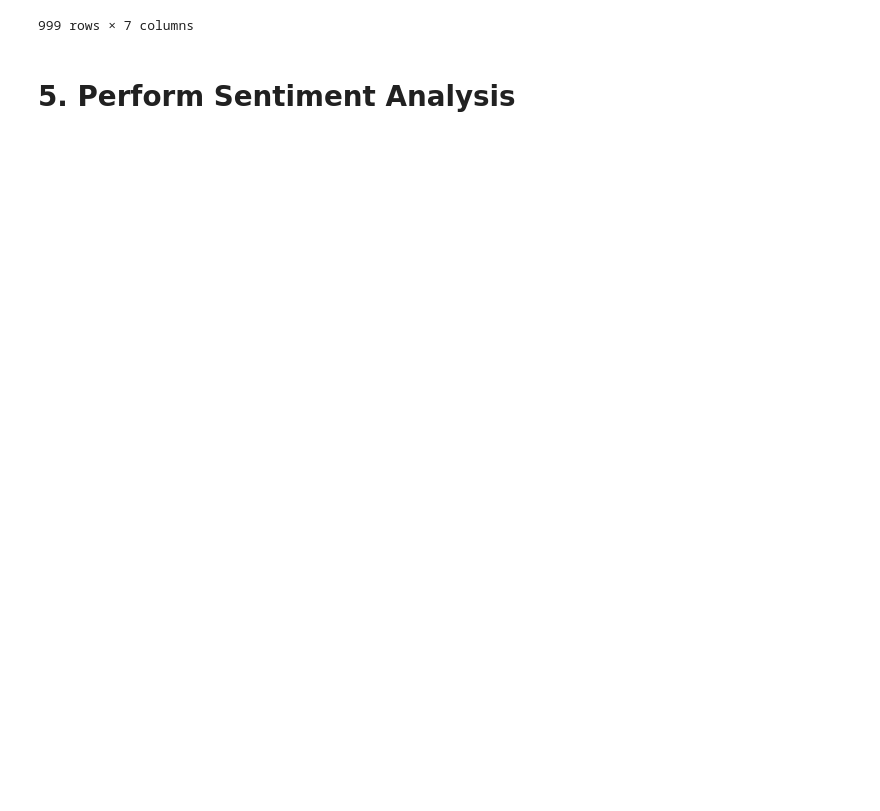
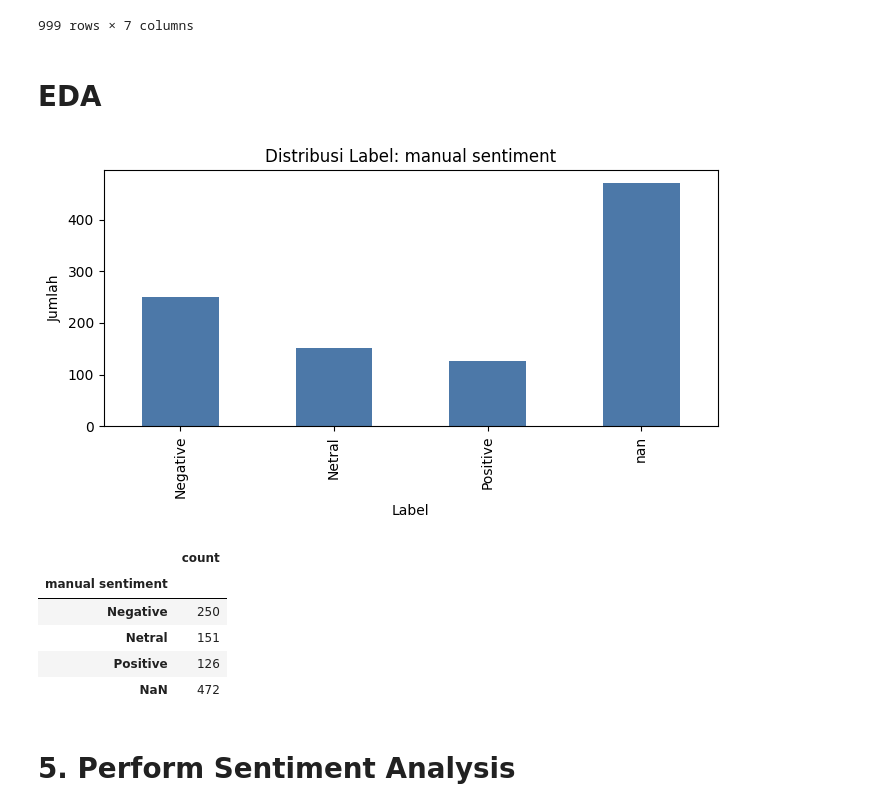
Before and after one commit to chiisana-riryi/kelompok-7-pba, a Jupyter notebook: week5/sentiment_analysis copy.ipynb, the cells around one changed output. Drawn from its saved outputs; the diff is of its cells as text; code cells hidden in the pictures; blank space fills up the shorter version.

Commit message:
explore sentiment

```diff
--- a/week5/sentiment_analysis copy.ipynb
+++ b/week5/sentiment_analysis copy.ipynb
@@ -100,6 +100,42 @@ df
 | 997 | 1000 | https://www.cnbcindonesia.com/tec... | Trump 'Palak' Raksasa Teknologi R... | Jakarta, CNBC Indonesia -Perusaha... | Negative | 2830 | indonesia usaha semikonduktor ame... |
 | 998 | 1001 | https://www.cnbcindonesia.com/new... | Tarif Trump Pukul Jatuh Industri ... | Jakarta, CNBC Indonesia -Kebijaka... | Negative | 2826 | indonesia bijak tarif presiden am... |
 999 rows × 7 columns
+# %% [markdown]
+# EDA
+# %%
+import matplotlib.pyplot as plt
+
+# Pick a label column that exists in the dataset
+label_candidates = [
+    "manual sentiment",
+    # "label",
+    # "sentiment",
+    # "true_label",
+    # "pred_label",
+    # "label_bert",
+]
+label_col = next((col for col in label_candidates if col in df.columns), None)
+if label_col is None:
+    raise ValueError(f"No label column found. Available columns: {list(df.columns)}")
+
+label_counts = df[label_col].value_counts(dropna=False).sort_index()
+
+ax = label_counts.plot(kind="bar", color="#4C78A8", figsize=(7, 4))
+ax.set_title(f"Distribusi Label: {label_col}")
+ax.set_xlabel("Label")
+ax.set_ylabel("Jumlah")
+plt.tight_layout()
+plt.show()
+
+label_counts.to_frame("count")
+# %% [output]
+[figure, added]
+|  | count |
+| manual sentiment |  |
+| Negative | 250 |
+| Netral | 151 |
+| Positive | 126 |
+| NaN | 472 |
 # %% [markdown]
 # 5. Perform Sentiment Analysis
 # %%
```
